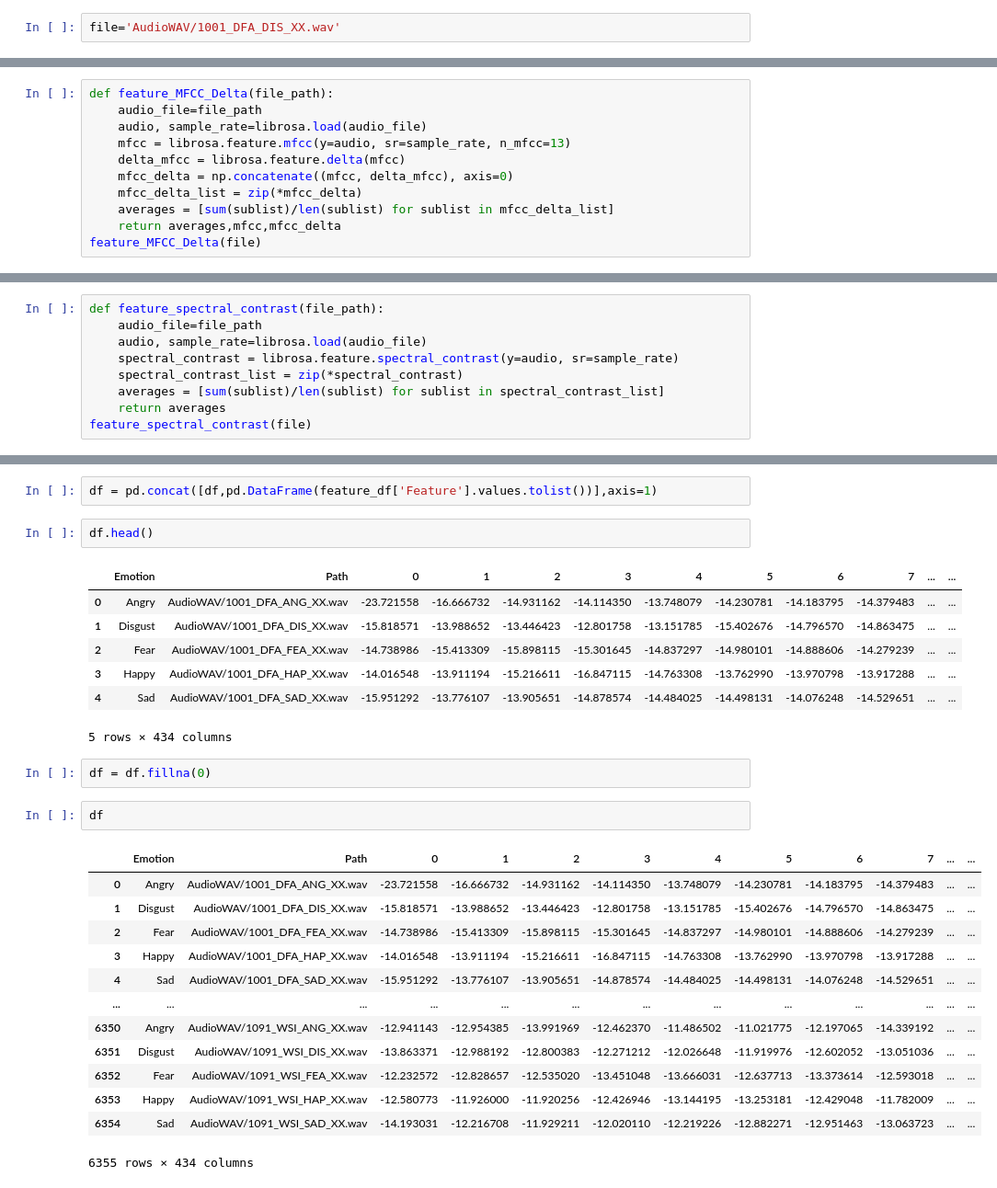
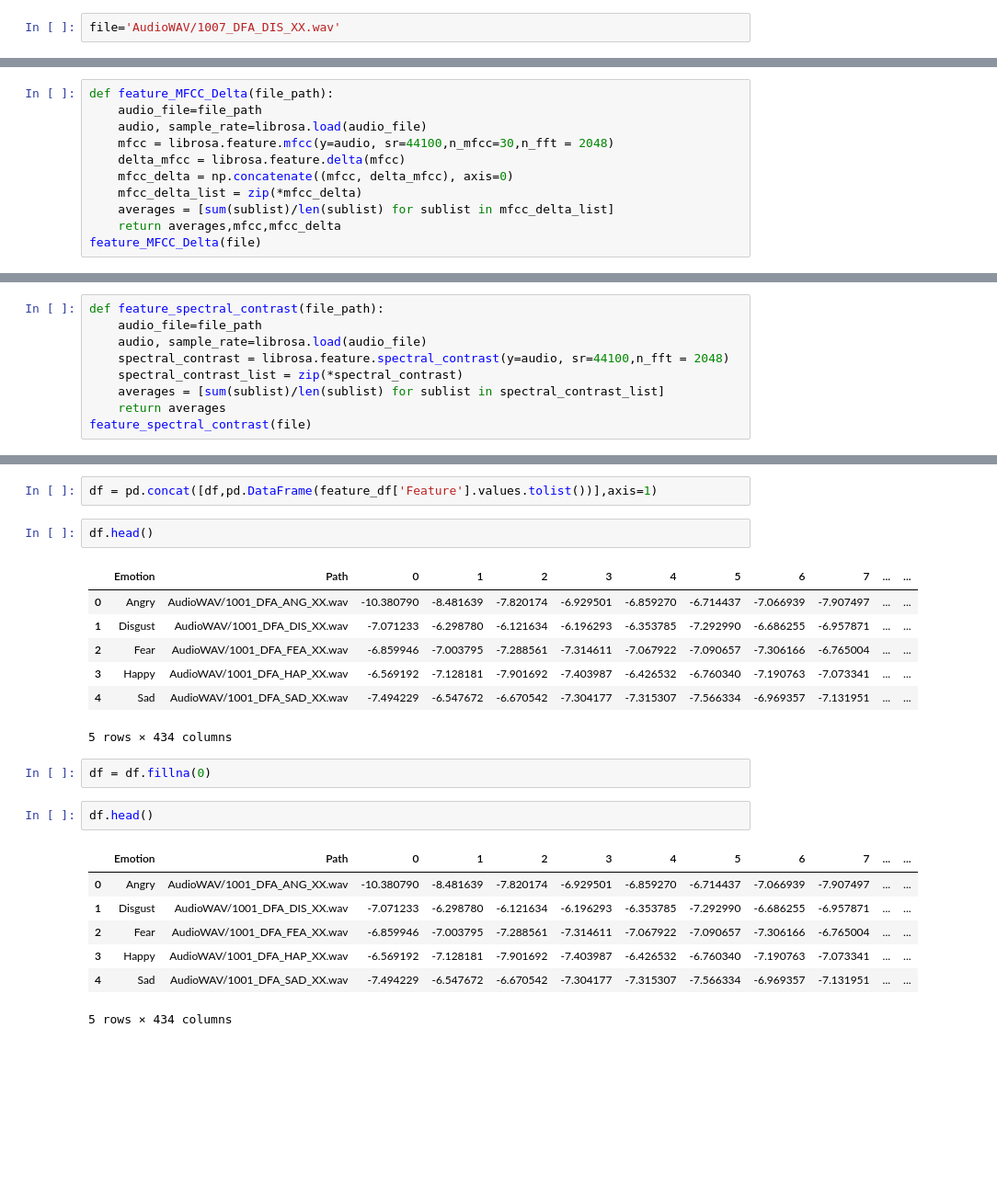
Before and after one commit to prempatell/Audio-Emotion-Detection, a Jupyter notebook: Audio Sentiment Analysis/preprocess.ipynb, the cells around one changed output, grey strips where cells are left out. Shown: that part at 92% size. Drawn from its saved outputs; the diff is of its cells as text; blank space fills up the shorter version.

```diff
--- a/Audio Sentiment Analysis/preprocess.ipynb
+++ b/Audio Sentiment Analysis/preprocess.ipynb
@@ -39,7 +40,7 @@ df["Emotion"].unique()
 # %% [output]
 array(['Angry', 'Disgust', 'Fear', 'Happy', 'Sad'], dtype=object)
 # %%
-file='AudioWAV/1001_DFA_DIS_XX.wav'
+file='AudioWAV/1007_DFA_DIS_XX.wav'
 # %%
 audio, sampling_rate = librosa.load(file)
 print(audio)
@@ -58,7 +59,7 @@ librosa.display.waveshow(audio, sr=sampling_rate)
 def feature_MFCC_Delta(file_path):
     audio_file=file_path
     audio, sample_rate=librosa.load(audio_file)
-    mfcc = librosa.feature.mfcc(y=audio, sr=sample_rate, n_mfcc=13)
+    mfcc = librosa.feature.mfcc(y=audio, sr=44100,n_mfcc=30,n_fft = 2048)
     delta_mfcc = librosa.feature.delta(mfcc)
     mfcc_delta = np.concatenate((mfcc, delta_mfcc), axis=0)
     mfcc_delta_list = zip(*mfcc_delta)
@@ -104,7 +105,7 @@ plt.show()
 def feature_spectral_contrast(file_path):
     audio_file=file_path
     audio, sample_rate=librosa.load(audio_file)
-    spectral_contrast = librosa.feature.spectral_contrast(y=audio, sr=sample_rate)
+    spectral_contrast = librosa.feature.spectral_contrast(y=audio, sr=44100,n_fft = 2048)
     spectral_contrast_list = zip(*spectral_contrast)
     averages = [sum(sublist)/len(sublist) for sublist in spectral_contrast_list]
     return averages
@@ -346,27 +211,21 @@ df = pd.concat([df,pd.DataFrame(feature_df['Feature'].values.tolist())],axis=1)
 df.head()
 # %% [output]
 |  | Emotion | Path | 0 | 1 | 2 | 3 | 4 | 5 | 6 | 7 | ... | ... |
-| 0 | Angry | AudioWAV/1001_DFA_ANG_XX.wav | -23.721558 | -16.666732 | -14.931162 | -14.114350 | -13.748079 | -14.230781 | -14.183795 | -14.379483 | ... | ... |
-| 1 | Disgust | AudioWAV/1001_DFA_DIS_XX.wav | -15.818571 | -13.988652 | -13.446423 | -12.801758 | -13.151785 | -15.402676 | -14.796570 | -14.863475 | ... | ... |
-| 2 | Fear | AudioWAV/1001_DFA_FEA_XX.wav | -14.738986 | -15.413309 | -15.898115 | -15.301645 | -14.837297 | -14.980101 | -14.888606 | -14.279239 | ... | ... |
-| 3 | Happy | AudioWAV/1001_DFA_HAP_XX.wav | -14.016548 | -13.911194 | -15.216611 | -16.847115 | -14.763308 | -13.762990 | -13.970798 | -13.917288 | ... | ... |
-| 4 | Sad | AudioWAV/1001_DFA_SAD_XX.wav | -15.951292 | -13.776107 | -13.905651 | -14.878574 | -14.484025 | -14.498131 | -14.076248 | -14.529651 | ... | ... |
+| 0 | Angry | AudioWAV/1001_DFA_ANG_XX.wav | -10.380790 | -8.481639 | -7.820174 | -6.929501 | -6.859270 | -6.714437 | -7.066939 | -7.907497 | ... | ... |
+| 1 | Disgust | AudioWAV/1001_DFA_DIS_XX.wav | -7.071233 | -6.298780 | -6.121634 | -6.196293 | -6.353785 | -7.292990 | -6.686255 | -6.957871 | ... | ... |
+| 2 | Fear | AudioWAV/1001_DFA_FEA_XX.wav | -6.859946 | -7.003795 | -7.288561 | -7.314611 | -7.067922 | -7.090657 | -7.306166 | -6.765004 | ... | ... |
+| 3 | Happy | AudioWAV/1001_DFA_HAP_XX.wav | -6.569192 | -7.128181 | -7.901692 | -7.403987 | -6.426532 | -6.760340 | -7.190763 | -7.073341 | ... | ... |
+| 4 | Sad | AudioWAV/1001_DFA_SAD_XX.wav | -7.494229 | -6.547672 | -6.670542 | -7.304177 | -7.315307 | -7.566334 | -6.969357 | -7.131951 | ... | ... |
 5 rows × 434 columns
 # %%
 df = df.fillna(0)
 # %%
-df
+df.head()
 # %% [output]
 |  | Emotion | Path | 0 | 1 | 2 | 3 | 4 | 5 | 6 | 7 | ... | ... |
-| 0 | Angry | AudioWAV/1001_DFA_ANG_XX.wav | -23.721558 | -16.666732 | -14.931162 | -14.114350 | -13.748079 | -14.230781 | -14.183795 | -14.379483 | ... | ... |
-| 1 | Disgust | AudioWAV/1001_DFA_DIS_XX.wav | -15.818571 | -13.988652 | -13.446423 | -12.801758 | -13.151785 | -15.402676 | -14.796570 | -14.863475 | ... | ... |
-| 2 | Fear | AudioWAV/1001_DFA_FEA_XX.wav | -14.738986 | -15.413309 | -15.898115 | -15.301645 | -14.837297 | -14.980101 | -14.888606 | -14.279239 | ... | ... |
-| 3 | Happy | AudioWAV/1001_DFA_HAP_XX.wav | -14.016548 | -13.911194 | -15.216611 | -16.847115 | -14.763308 | -13.762990 | -13.970798 | -13.917288 | ... | ... |
-| 4 | Sad | AudioWAV/1001_DFA_SAD_XX.wav | -15.951292 | -13.776107 | -13.905651 | -14.878574 | -14.484025 | -14.498131 | -14.076248 | -14.529651 | ... | ... |
-| ... | ... | ... | ... | ... | ... | ... | ... | ... | ... | ... | ... | ... |
-| 6350 | Angry | AudioWAV/1091_WSI_ANG_XX.wav | -12.941143 | -12.954385 | -13.991969 | -12.462370 | -11.486502 | -11.021775 | -12.197065 | -14.339192 | ... | ... |
-| 6351 | Disgust | AudioWAV/1091_WSI_DIS_XX.wav | -13.863371 | -12.988192 | -12.800383 | -12.271212 | -12.026648 | -11.919976 | -12.602052 | -13.051036 | ... | ... |
-| 6352 | Fear | AudioWAV/1091_WSI_FEA_XX.wav | -12.232572 | -12.828657 | -12.535020 | -13.451048 | -13.666031 | -12.637713 | -13.373614 | -12.593018 | ... | ... |
-| 6353 | Happy | AudioWAV/1091_WSI_HAP_XX.wav | -12.580773 | -11.926000 | -11.920256 | -12.426946 | -13.144195 | -13.253181 | -12.429048 | -11.782009 | ... | ... |
-| 6354 | Sad | AudioWAV/1091_WSI_SAD_XX.wav | -14.193031 | -12.216708 | -11.929211 | -12.020110 | -12.219226 | -12.882271 | -12.951463 | -13.063723 | ... | ... |
+| 0 | Angry | AudioWAV/1001_DFA_ANG_XX.wav | -10.380790 | -8.481639 | -7.820174 | -6.929501 | -6.859270 | -6.714437 | -7.066939 | -7.907497 | ... | ... |
+| 1 | Disgust | AudioWAV/1001_DFA_DIS_XX.wav | -7.071233 | -6.298780 | -6.121634 | -6.196293 | -6.353785 | -7.292990 | -6.686255 | -6.957871 | ... | ... |
+| 2 | Fear | AudioWAV/1001_DFA_FEA_XX.wav | -6.859946 | -7.003795 | -7.288561 | -7.314611 | -7.067922 | -7.090657 | -7.306166 | -6.765004 | ... | ... |
+| 3 | Happy | AudioWAV/1001_DFA_HAP_XX.wav | -6.569192 | -7.128181 | -7.901692 | -7.403987 | -6.426532 | -6.760340 | -7.190763 | -7.073341 | ... | ... |
+| 4 | Sad | AudioWAV/1001_DFA_SAD_XX.wav | -7.494229 | -6.547672 | -6.670542 | -7.304177 | -7.315307 | -7.566334 | -6.969357 | -7.131951 | ... | ... |
-6355 rows × 434 columns
+5 rows × 434 columns
```
Also changed, not shown: parts of 17 cells of this notebook.
